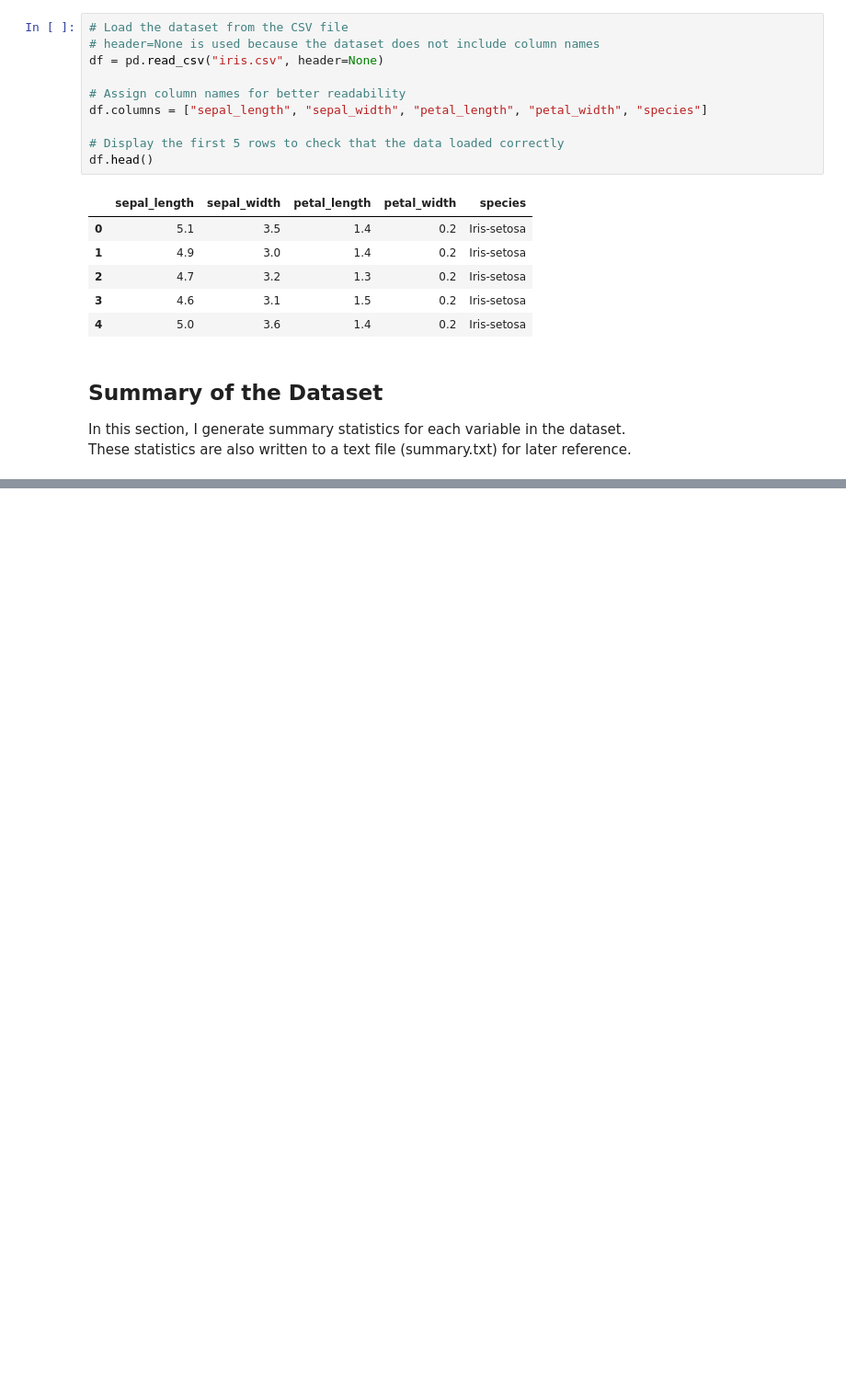
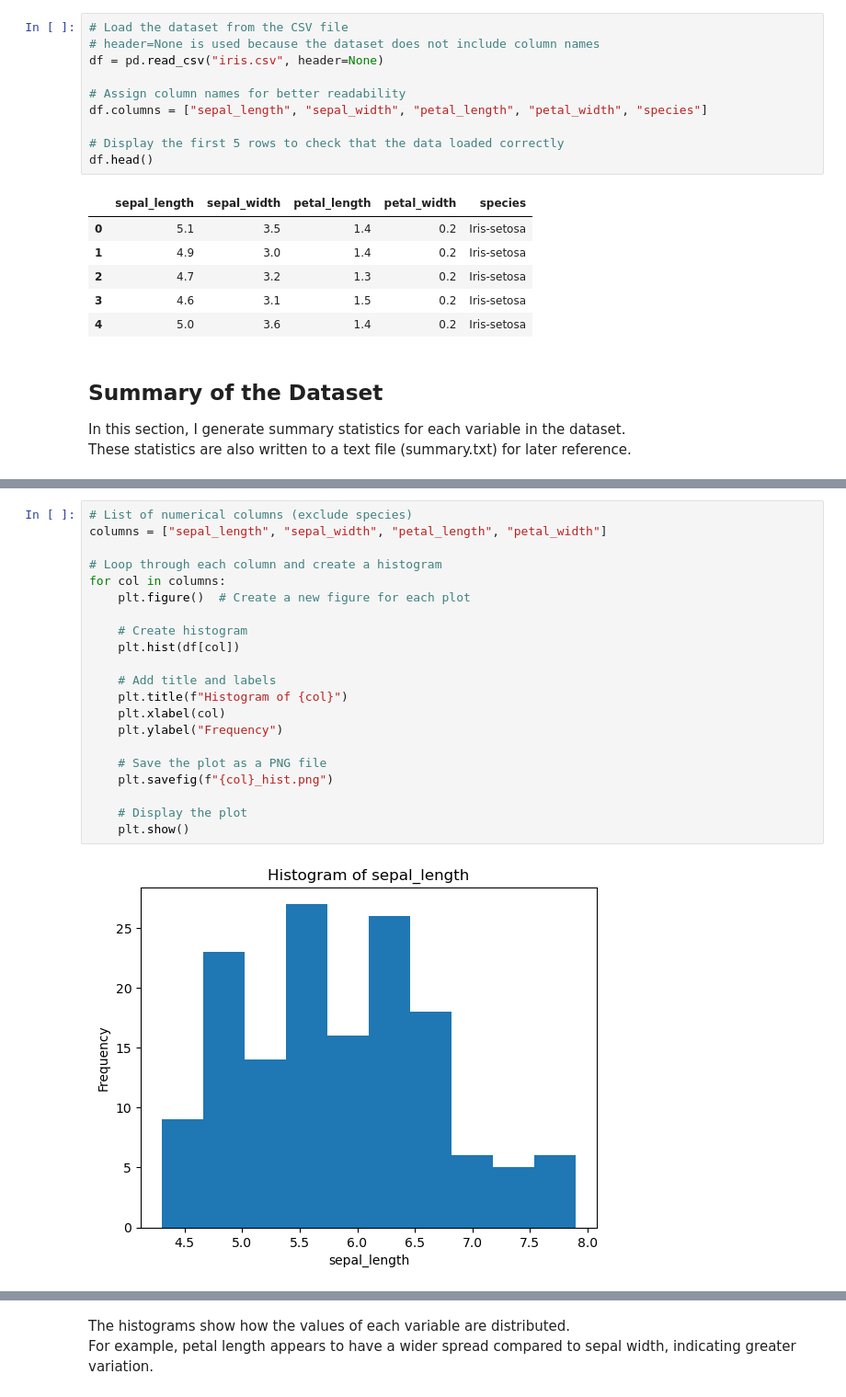
Before and after one commit to johncrumlish25/pands-project, a Jupyter notebook: analysis.ipynb, the cells around one changed output, grey strips where cells are left out. Shown at 92% size. Saved outputs shown, nothing was run; the diff lists cells and outputs as text; blank space fills up the shorter version.

Commit message:
Added "Histogram of Variables" which created four histograms of the variables

```diff
--- a/analysis.ipynb
+++ b/analysis.ipynb
@@ -45,0 +60,23 @@ with open("summary.txt", "w") as f:
+# %%
+# List of numerical columns (exclude species)
+columns = ["sepal_length", "sepal_width", "petal_length", "petal_width"]
+
+# Loop through each column and create a histogram
+for col in columns:
+    plt.figure()  # Create a new figure for each plot
+
+    # Create histogram
+    plt.hist(df[col])
+
+    # Add title and labels
+    plt.title(f"Histogram of {col}")
+    plt.xlabel(col)
+    plt.ylabel("Frequency")
+
+    # Save the plot as a PNG file
+    plt.savefig(f"{col}_hist.png")
+
+    # Display the plot
+    plt.show()
+# %% [output]
+[figure, added]
@@ -45,0 +86,3 @@ with open("summary.txt", "w") as f:
+# %% [markdown]
+The histograms show how the values of each variable are distributed.
+For example, petal length appears to have a wider spread compared to sepal width, indicating greater variation.
```
Also changed, not shown: parts of 3 cells of this notebook, 4 other files.
